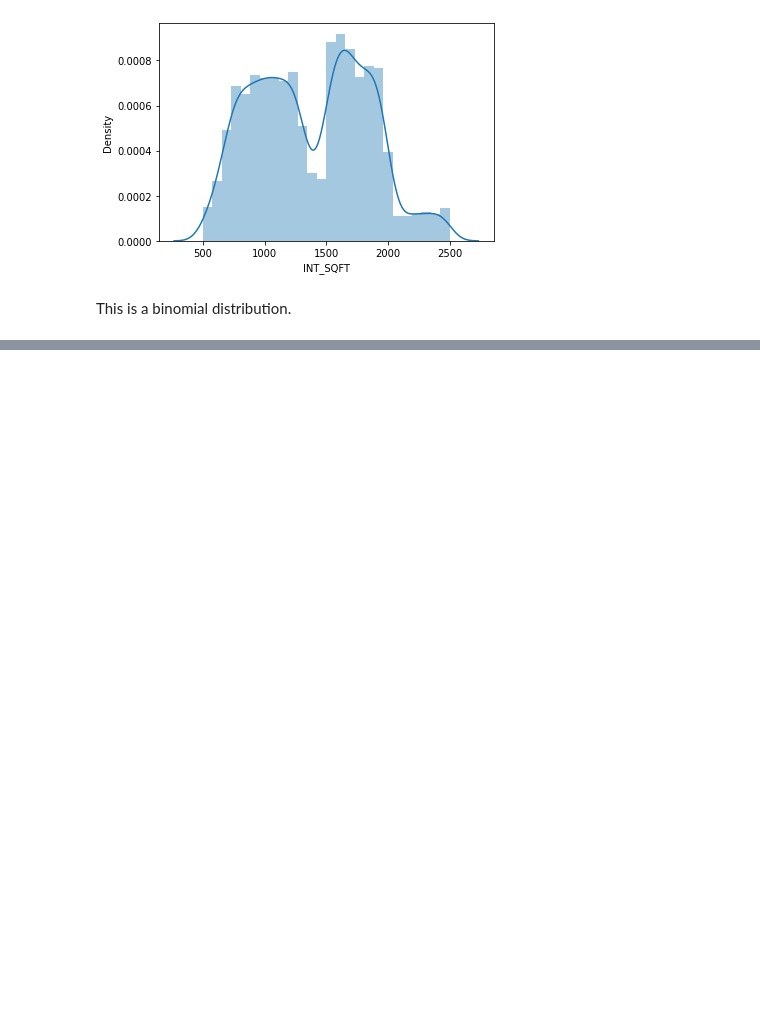
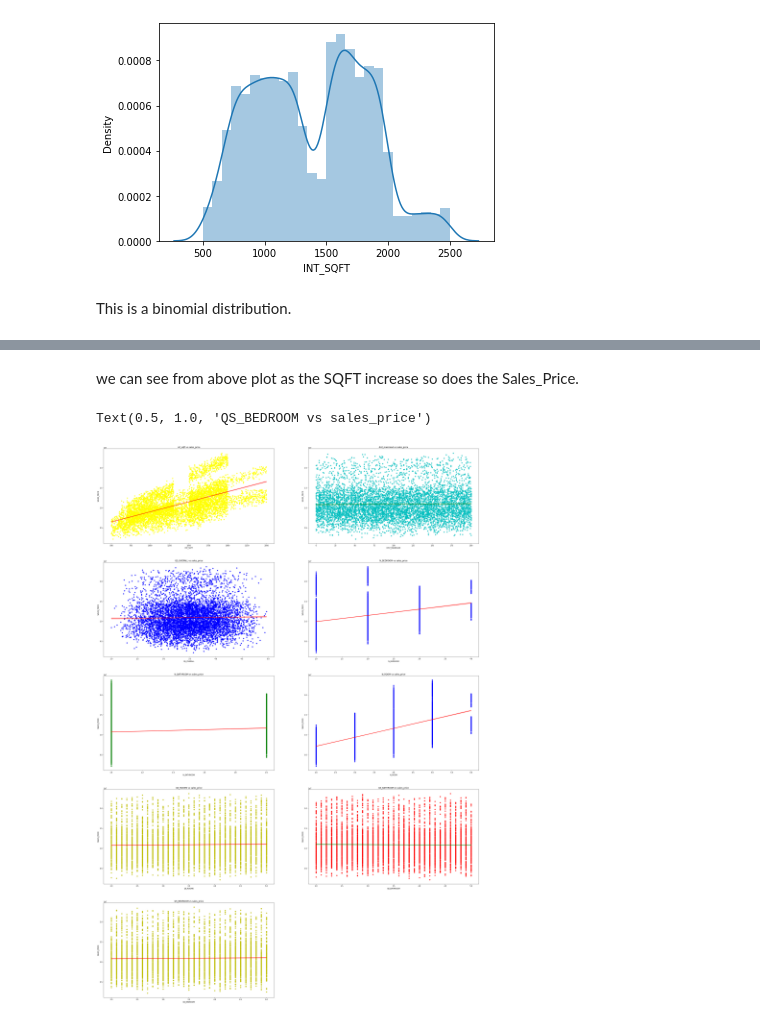
Before and after one commit to Harish-aditya/House-price-prediction, a Jupyter notebook: House_price_prediction.ipynb, the cells around one changed output, grey strips where cells are left out. Cells and saved outputs as stored; diff of their text form; code cells hidden in the pictures; blank space fills up the shorter version.

```diff
--- a/House_price_prediction.ipynb
+++ b/House_price_prediction.ipynb
@@ -976,0 +996,46 @@ This is a binomial distribution.
+# %% [markdown]
+we can see from above plot as the SQFT increase so does the Sales_Price.
+# %%
+plt.figure(figsize=(40,60))
+plt.subplot(521)
+sns.regplot(x=df['INT_SQFT'],y=df['SALES_PRICE'],scatter_kws={'color':'yellow'},line_kws={'color':'red'})
+plt.title('int_sqft vs sales_price')
+
+plt.subplot(522)
+sns.regplot(x=df['DIST_MAINROAD'],y=df['SALES_PRICE'],scatter_kws={'color':'c'},line_kws={'color':'g'})
+plt.title('dist_mainroad vs sales_price')
+#no linear relation ship
+
+plt.subplot(523)
+sns.regplot(x=df['QS_OVERALL'],y=df['SALES_PRICE'],scatter_kws={'color':'b'},line_kws={'color':'r'})
+plt.title('QS_OVERALL vs sales_price')
+#no linear relation ship
+
+plt.subplot(524)
+sns.regplot(x=df['N_BEDROOM'],y=df['SALES_PRICE'],scatter_kws={'color':'b'},line_kws={'color':'r'})
+plt.title('N_BEDROOM vs sales_price')
+
+plt.subplot(525)
+sns.regplot(x=df['N_BATHROOM'],y=df['SALES_PRICE'],scatter_kws={'color':'g'},line_kws={'color':'r'})
+plt.title('N_BATHROOM vs sales_price')
+
+plt.subplot(526)
+sns.regplot(x=df['N_ROOM'],y=df['SALES_PRICE'],scatter_kws={'color':'b'},line_kws={'color':'r'})
+plt.title('N_ROOM vs sales_price')
+
+plt.subplot(527)
+sns.regplot(x=df['QS_ROOMS'],y=df['SALES_PRICE'],scatter_kws={'color':'y'},line_kws={'color':'r'})
+plt.title('QS_ROOMS vs sales_price')
+#no linear relation ship
+
+plt.subplot(528)
+sns.regplot(x=df['QS_BATHROOM'],y=df['SALES_PRICE'],scatter_kws={'color':'r'},line_kws={'color':'g'})
+plt.title('QS_BATHROOM vs sales_price')
+#no linear relation ship
+
+plt.subplot(529)
+sns.regplot(x=df['QS_BEDROOM'],y=df['SALES_PRICE'],scatter_kws={'color':'y'},line_kws={'color':'r'})
+plt.title('QS_BEDROOM vs sales_price')
+# %% [output]
+Text(0.5, 1.0, 'QS_BEDROOM vs sales_price')
+[figure, added]
```
Also changed, not shown: parts of 73 cells of this notebook.
